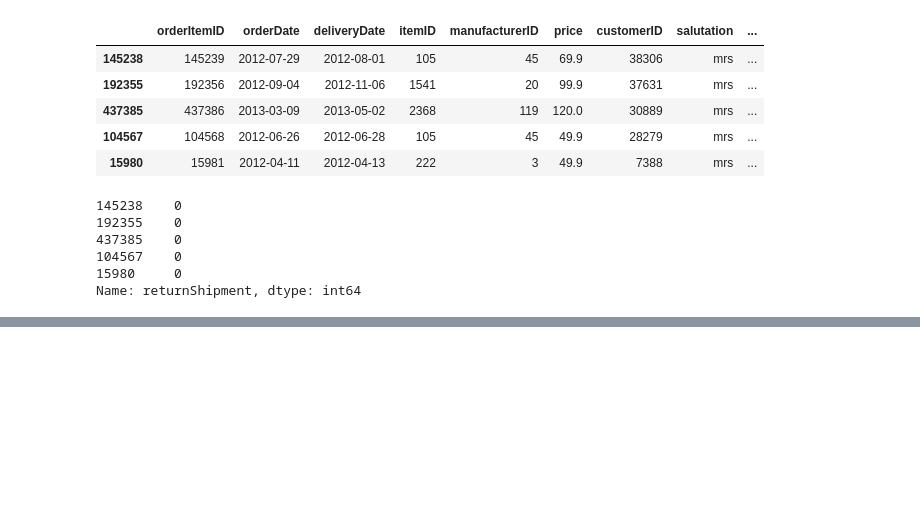
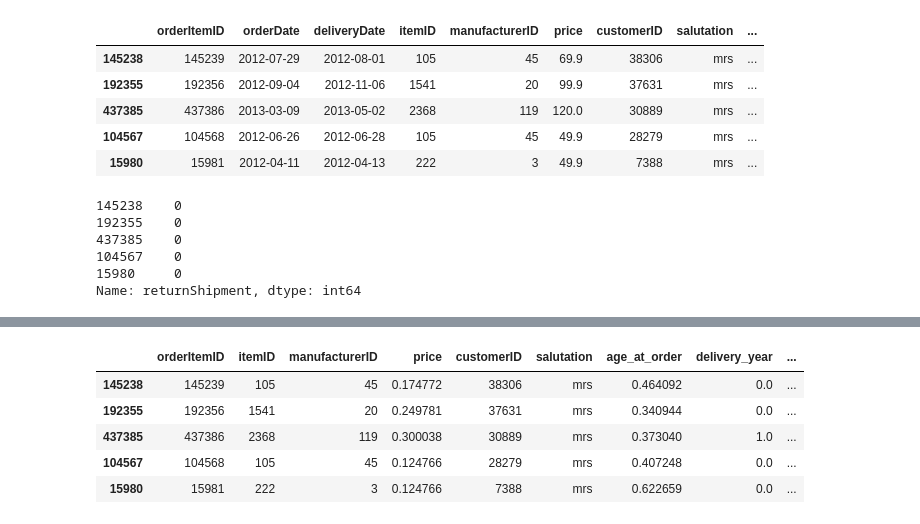
Before and after one commit to Dom1n1kD/master_hsh_ki, a Jupyter notebook: exam_data_mining_cup/exam_dmc_2014.ipynb, the cells around one changed output, grey strips where cells are left out. Saved outputs shown, nothing was run; the diff lists cells and outputs as text; code cells hidden in the pictures; blank space fills up the shorter version.

```diff
--- a/exam_data_mining_cup/exam_dmc_2014.ipynb
+++ b/exam_data_mining_cup/exam_dmc_2014.ipynb
@@ -821,0 +848,18 @@ Name: returnShipment, dtype: int64
+# %%
+# delivery
+# order
+minmax_columns = [
+    'delivery_time_float',
+    'age_at_order',
+    'account_age_at_order_float',
+    'price',
+    'delivery_day',
+    'delivery_month',
+    'delivery_year',
+    'order_day',
+    'order_month',
+    'order_year'
+]
+# %%
+scaler = MinMaxScaler()
+X[minmax_columns] = scaler.fit_transform(X[minmax_columns])
@@ -821,0 +886,9 @@ Name: returnShipment, dtype: int64
+# %%
+X.head()
+# %% [output]
+|  | orderItemID | itemID | manufacturerID | price | customerID | salutation | age_at_order | delivery_year | ... |
+| 145238 | 145239 | 105 | 45 | 0.174772 | 38306 | mrs | 0.464092 | 0.0 | ... |
+| 192355 | 192356 | 1541 | 20 | 0.249781 | 37631 | mrs | 0.340944 | 0.0 | ... |
+| 437385 | 437386 | 2368 | 119 | 0.300038 | 30889 | mrs | 0.373040 | 1.0 | ... |
+| 104567 | 104568 | 105 | 45 | 0.124766 | 28279 | mrs | 0.407248 | 0.0 | ... |
+| 15980 | 15981 | 222 | 3 | 0.124766 | 7388 | mrs | 0.622659 | 0.0 | ... |
```
Also changed, not shown: parts of 18 cells of this notebook.
